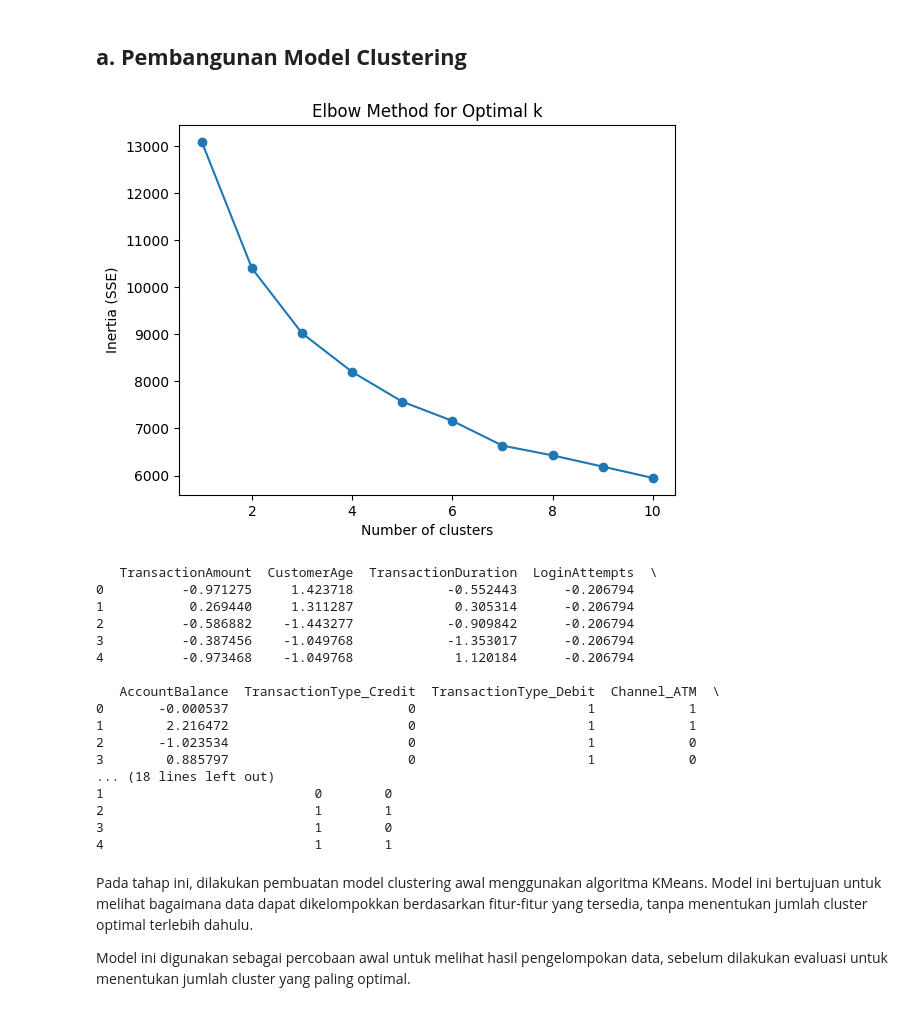
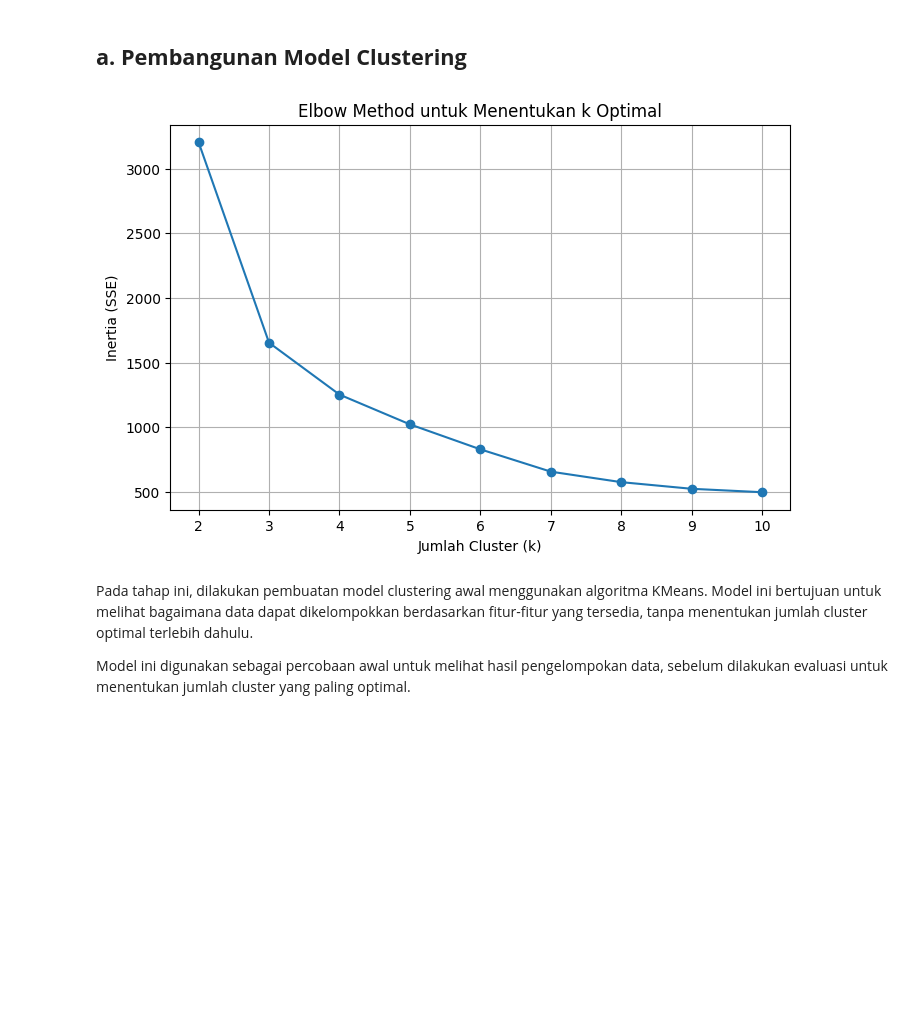
Before and after one commit to yovelakalista23/BMLP, a Jupyter notebook: [Clustering]_Subsmission_Akhir_BMLP_Yovela_Kalista_Avansa.ipynb, the cells around one changed output. Cells and saved outputs as stored; diff of their text form; code cells hidden in the pictures; blank space fills up the shorter version.

```diff
--- a/[Clustering]_Subsmission_Akhir_BMLP_Yovela_Kalista_Avansa.ipynb
+++ b/[Clustering]_Subsmission_Akhir_BMLP_Yovela_Kalista_Avansa.ipynb
@@ -8,7 +8,7 @@ import matplotlib.pyplot as plt
 # %% [markdown]
 # **Memuat Dataset**
 # %%
-transaksi = pd.read_csv("https://raw.githubusercontent.com/yovelakalista23/BMLP/refs/heads/main/dataset/bank_transactions_data_2.csv")
+transaksi = pd.read_csv("https://raw.githubusercontent.com/yovelakalista23/BMLP/refs/heads/main/dataset_inisiasi.csv")
 transaksi.head()
 # %% [output]
 |  | TransactionID | AccountID | TransactionAmount | TransactionDate | TransactionType | Location | DeviceID | ... |
@@ -270,17 +263,14 @@ Menormalisasikan pada data numerik yaitu TransactionAmount, CustomerAge, Transac
 from sklearn.preprocessing import StandardScaler
 
 # Pilih kolom numerik untuk dinormalisasi
-numerical_columns = [
-    'TransactionAmount', 'CustomerAge', 'TransactionDuration',
-    'LoginAttempts', 'AccountBalance'
-]
+numerical_columns = ['TransactionAmount', 'CustomerAge']
 
 # Inisialisasi StandardScaler
 scaler = StandardScaler()
 
 # Terapkan normalisasi pada kolom numerik
-transaksi_relevant[numerical_columns] = scaler.fit_transform(transaksi_relevant[numerical_columns])
+transaksi[numerical_columns] = scaler.fit_transform(transaksi[numerical_columns])
 
 # Cek hasilnya
-print(transaksi_relevant.head())
+print(transaksi.head())
 # %% [output]
@@ -425,57 +353,28 @@ transaksi_binned.head()
 # %%
 from sklearn.cluster import KMeans
 
-# Misal pakai hanya fitur numerik dan hasil encoding
-features = transaksi_encoded[['TransactionAmount', 'CustomerAge', 'TransactionDuration',
-                               'LoginAttempts', 'AccountBalance',
-                               'TransactionType_Credit', 'TransactionType_Debit',
-                               'Channel_ATM', 'Channel_Branch', 'Channel_Online',
-                               'CustomerOccupation_Doctor', 'CustomerOccupation_Engineer',
-                               'CustomerOccupation_Retired', 'CustomerOccupation_Student']]
+# Memilih fitur
+features = transaksi[['TransactionAmount', 'CustomerAge']]
 
-# 1. Menentukan jumlah cluster pakai Elbow Method
+# Cek Inertia untuk berbagai nilai k
 inertia = []
-k_range = range(1, 11)
+k_range = range(2, 11)
+
 for k in k_range:
-    kmeans = KMeans(n_clusters=k, random_state=42)
+    kmeans = KMeans(n_clusters=k, init='k-means++', random_state=42)
     kmeans.fit(features)
     inertia.append(kmeans.inertia_)
 
+# Plot Elbow Curve
+plt.figure(figsize=(8, 5))
 plt.plot(k_range, inertia, marker='o')
-plt.xlabel('Number of clusters')
+plt.xlabel('Jumlah Cluster (k)')
 plt.ylabel('Inertia (SSE)')
-plt.title('Elbow Method for Optimal k')
+plt.title('Elbow Method untuk Menentukan k Optimal')
+plt.grid(True)
 plt.show()
-
-# 2. Setelah lihat grafik dan pilih k (misal k=3)
-k_optimal = 3
-kmeans = KMeans(n_clusters=k_optimal, random_state=42)
-clusters = kmeans.fit_predict(features)
-
-# 3. Tambahkan hasil cluster ke dataset
-transaksi_encoded['Cluster'] = clusters
-
-# 4. Cek hasil
-print(transaksi_encoded.head())
 # %% [output]
-[figure, old version]
+[figure, new version]
-   TransactionAmount  CustomerAge  TransactionDuration  LoginAttempts  \
-0          -0.971275     1.423718            -0.552443      -0.206794
-1           0.269440     1.311287             0.305314      -0.206794
-2          -0.586882    -1.443277            -0.909842      -0.206794
-3          -0.387456    -1.049768            -1.353017      -0.206794
-4          -0.973468    -1.049768             1.120184      -0.206794
-
-   AccountBalance  TransactionType_Credit  TransactionType_Debit  Channel_ATM  \
-0       -0.000537                       0                      1            1
-1        2.216472                       0                      1            1
-2       -1.023534                       0                      1            0
-3        0.885797                       0                      1            0
-... (18 lines left out)
-1                           0        0
-2                           1        1
-3                           1        0
-4                           1        1
 # %% [markdown]
 Pada tahap ini, dilakukan pembuatan model clustering awal menggunakan algoritma KMeans. Model ini bertujuan untuk melihat bagaimana data dapat dikelompokkan berdasarkan fitur-fitur yang tersedia, tanpa menentukan jumlah cluster optimal terlebih dahulu.
 
```
Also changed, not shown: parts of 39 cells of this notebook.
